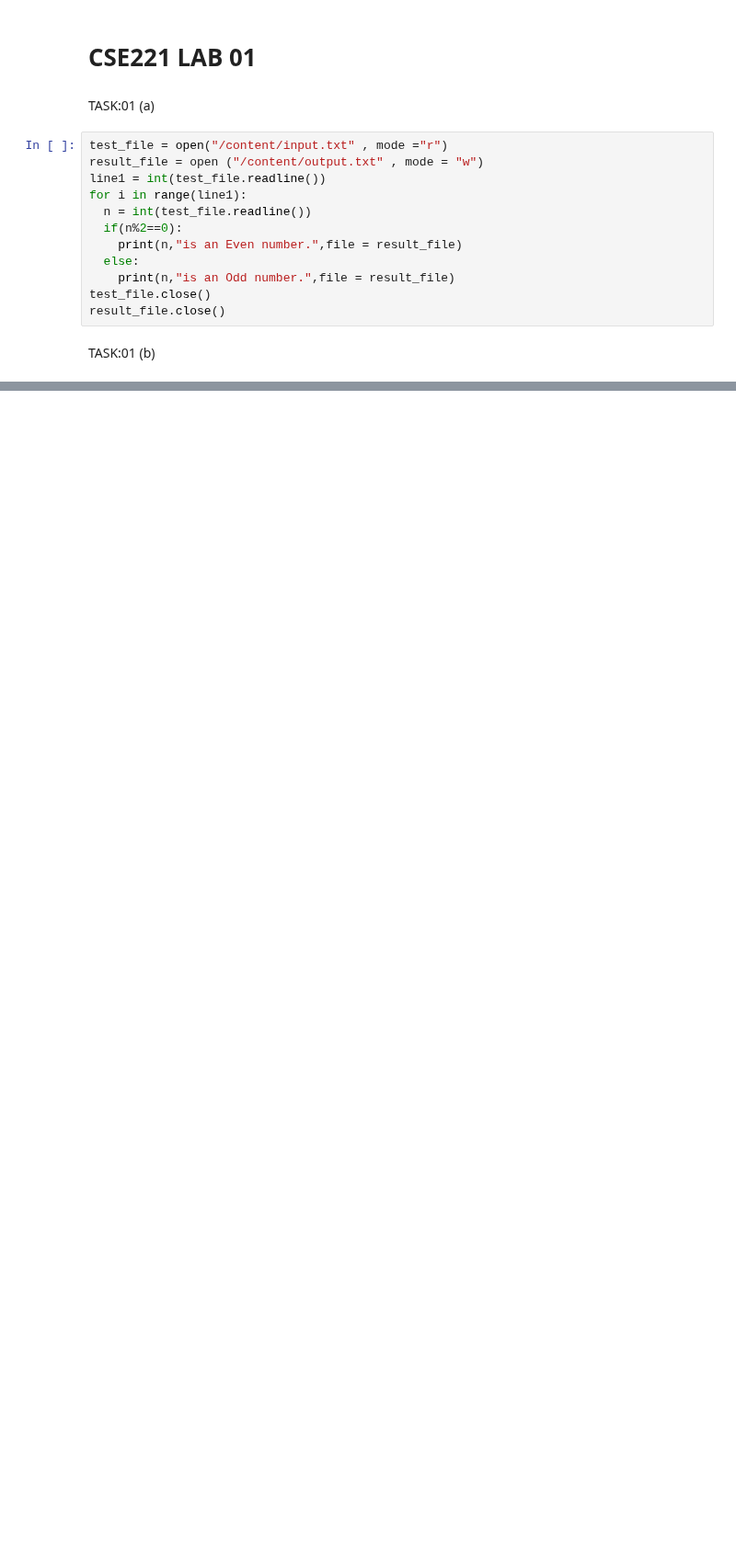
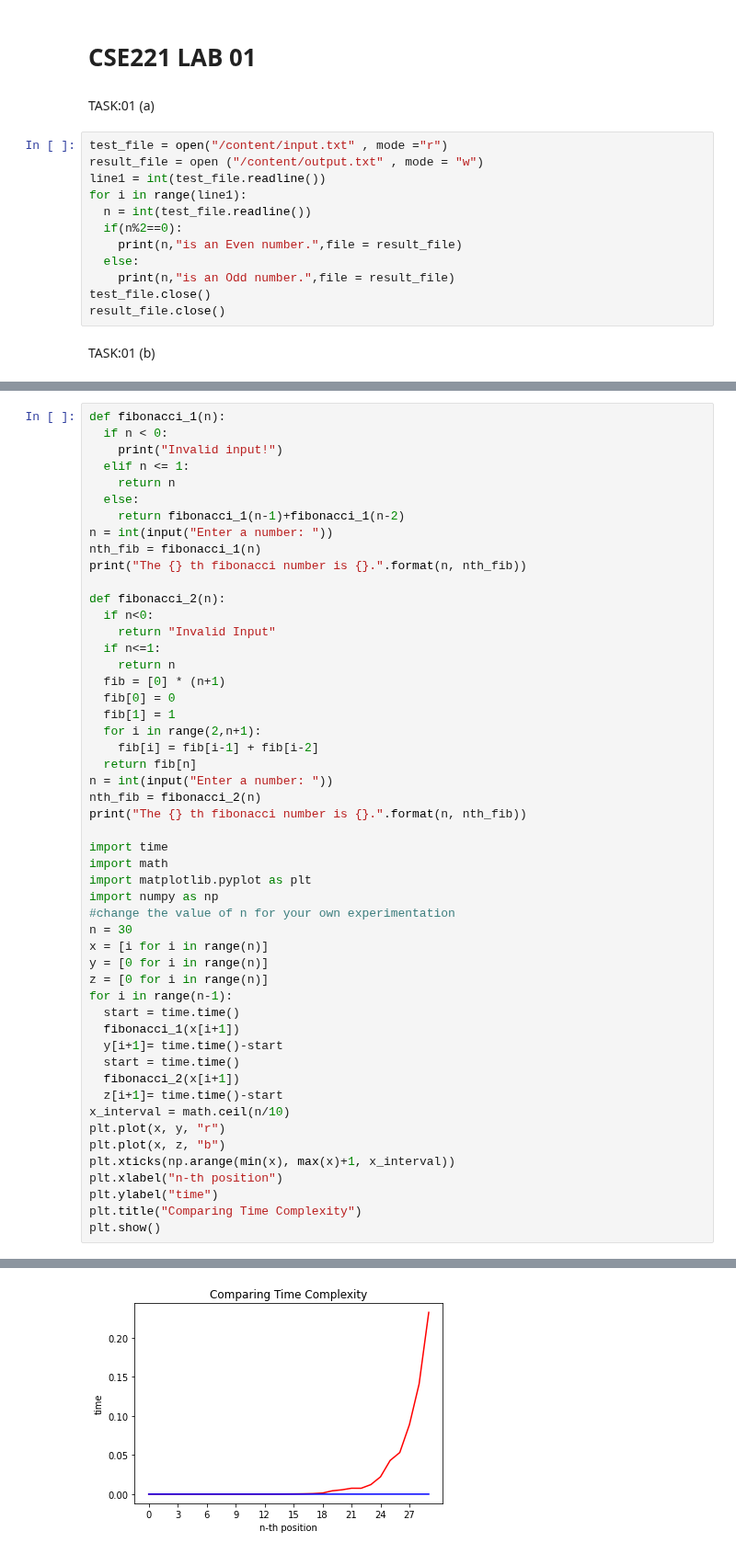
Before and after one commit to maliiha/project1, a Jupyter notebook: Practice_after_RS.ipynb, the cells around one changed output, grey strips where cells are left out. Shown at 92% size. Saved outputs shown, nothing was run; the diff lists cells and outputs as text; blank space fills up the shorter version.

```diff
--- a/Practice_after_RS.ipynb
+++ b/Practice_after_RS.ipynb
@@ -1375,0 +1364,52 @@ result_file.close()
+# %%
+def fibonacci_1(n):
+  if n < 0:
+    print("Invalid input!")
+  elif n <= 1:
+    return n
+  else:
+    return fibonacci_1(n-1)+fibonacci_1(n-2)
+n = int(input("Enter a number: "))
+nth_fib = fibonacci_1(n)
+print("The {} th fibonacci number is {}.".format(n, nth_fib))
+
+def fibonacci_2(n):
+  if n<0:
+    return "Invalid Input"
+  if n<=1:
+    return n
+  fib = [0] * (n+1)
+  fib[0] = 0
+  fib[1] = 1
+  for i in range(2,n+1):
+    fib[i] = fib[i-1] + fib[i-2]
+  return fib[n]
+n = int(input("Enter a number: "))
+nth_fib = fibonacci_2(n)
+print("The {} th fibonacci number is {}.".format(n, nth_fib))
+
+import time
+import math
+import matplotlib.pyplot as plt
+import numpy as np
+#change the value of n for your own experimentation
+n = 30
+x = [i for i in range(n)]
+y = [0 for i in range(n)]
+z = [0 for i in range(n)]
+for i in range(n-1):
+  start = time.time()
+  fibonacci_1(x[i+1])
+  y[i+1]= time.time()-start
+  start = time.time()
+  fibonacci_2(x[i+1])
+  z[i+1]= time.time()-start
+x_interval = math.ceil(n/10)
+plt.plot(x, y, "r")
+plt.plot(x, z, "b")
+plt.xticks(np.arange(min(x), max(x)+1, x_interval))
+plt.xlabel("n-th position")
+plt.ylabel("time")
+plt.title("Comparing Time Complexity")
+plt.show()
+# %% [output]
@@ -1375,0 +1420 @@ result_file.close()
+[figure, added]
```
Also changed, not shown: parts of 7 cells of this notebook.
